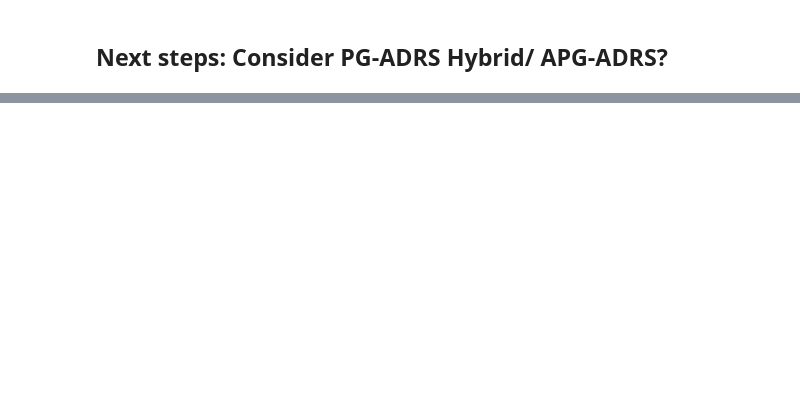
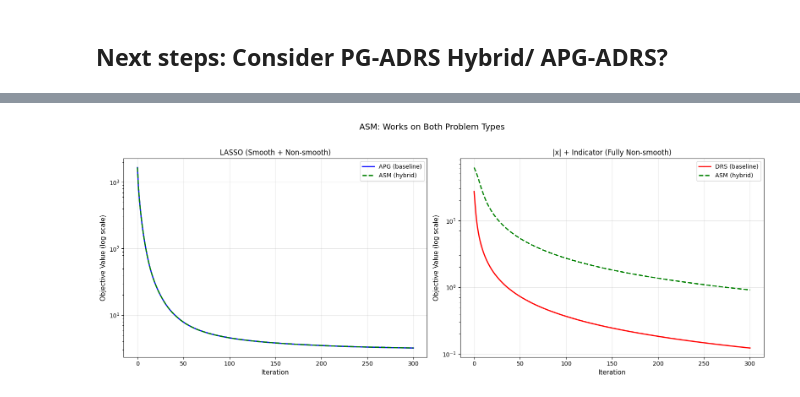
Before and after one commit to gmbabreu/Iterative-methods-project, a Jupyter notebook: ADRS.ipynb, the cells around one changed output, grey strips where cells are left out. Cells and saved outputs as stored; diff of their text form; code cells hidden in the pictures; blank space fills up the shorter version.

```diff
--- a/ADRS.ipynb
+++ b/ADRS.ipynb
@@ -939,0 +2004,79 @@ EMPIRICAL CONVERGENCE RATES (log-log slope)
+# %%
+# ============================================================================
+# TEST UNIFIED ASM ON BOTH PROBLEM TYPES
+# ============================================================================
+
+print("="*80)
+print("TEST 1: LASSO (Smooth + Non-smooth) - is_smooth=True")
+print("="*80)
+
+# Setup LASSO
+A, b, F_lasso, grad_lasso, prox_l1 = setup_lasso(n=100, m=80, lambda_reg=0.1)
+x0 = np.zeros(A.shape[1])
+L = np.linalg.norm(A.T @ A, ord=2)
+alpha = 1.0 / L
+
+print("Running ASM (unified) on LASSO...")
+_, obj_asm_lasso = asm_unified(x0, grad_lasso, prox_l1, F_lasso,
+                                alpha=alpha, is_smooth=True, max_iter=300)
+
+print("Running APG (baseline) on LASSO...")
+_, obj_apg_lasso = apg_generic(x0, grad_lasso, prox_l1, F_lasso, alpha, max_iter=300)
+
+print("\n" + "="*80)
+print("TEST 2: |x| + INDICATOR (Fully non-smooth) - is_smooth=False")
+print("="*80)
+
+# Setup |x| + indicator
+x0, F_abs, prox_abs, prox_ind = setup_problem1(n=100)
+x0 = np.maximum(x0, 0)
+
+def smooth_abs_grad_wrapper(x, mu=0.05):
+    return x / np.sqrt(x**2 + mu**2)
+
+print("Running ASM (unified) on |x|+indicator...")
+_, obj_asm_nonsmooth = asm_unified(x0, smooth_abs_grad_wrapper, prox_abs, F_abs,
+                                    alpha=0.1, is_smooth=False, mu=0.05, max_iter=300)
+
+print("Running DRS (baseline) on |x|+indicator...")
+_, obj_drs_nonsmooth = drs_fully_nonsmooth(x0, prox_abs, prox_ind, F_abs, alpha=1.0, max_iter=300)
+
+# ============================================================================
+# PLOT RESULTS
+# ============================================================================
+fig, axes = plt.subplots(1, 2, figsize=(16, 6))
+
+# LASSO comparison
+axes[0].semilogy(obj_apg_lasso, label='APG (baseline)', linewidth=2, color='blue')
+axes[0].semilogy(obj_asm_lasso, label='ASM (hybrid)', linewidth=2, color='green', linestyle='--')
+axes[0].set_xlabel('Iteration', fontsize=11)
+axes[0].set_ylabel('Objective Value (log scale)', fontsize=11)
+axes[0].set_title('LASSO (Smooth + Non-smooth)', fontsize=12)
+axes[0].legend(fontsize=10)
+axes[0].grid(True, alpha=0.3)
+
+# |x| + Indicator comparison
+axes[1].semilogy(obj_drs_nonsmooth, label='DRS (baseline)', linewidth=2, color='red')
+axes[1].semilogy(obj_asm_nonsmooth, label='ASM (hybrid)', linewidth=2, color='green', linestyle='--')
+axes[1].set_xlabel('Iteration', fontsize=11)
+axes[1].set_ylabel('Objective Value (log scale)', fontsize=11)
+axes[1].set_title('|x| + Indicator (Fully Non-smooth)', fontsize=12)
+axes[1].legend(fontsize=10)
+axes[1].grid(True, alpha=0.3)
+
+plt.suptitle('ASM: Works on Both Problem Types', fontsize=14, y=1.02)
+plt.tight_layout()
+plt.show()
+
+# Print results
+print("\n" + "="*60)
+print("FINAL RESULTS after 300 iterations")
+print("="*60)
+print(f"LASSO:")
+print(f"  APG:           {obj_apg_lasso[-1]:.8f}")
+print(f"  ASM (hybrid): {obj_asm_lasso[-1]:.8f}")
+print(f"\n|x| + Indicator:")
+print(f"  DRS:           {obj_drs_nonsmooth[-1]:.8f}")
+print(f"  ASM (hybrid): {obj_asm_nonsmooth[-1]:.8f}")
+print("="*60)
+# %% [output]
@@ -939,0 +2094 @@ EMPIRICAL CONVERGENCE RATES (log-log slope)
+[figure, added]
```
Also changed, not shown: parts of 21 cells of this notebook.
